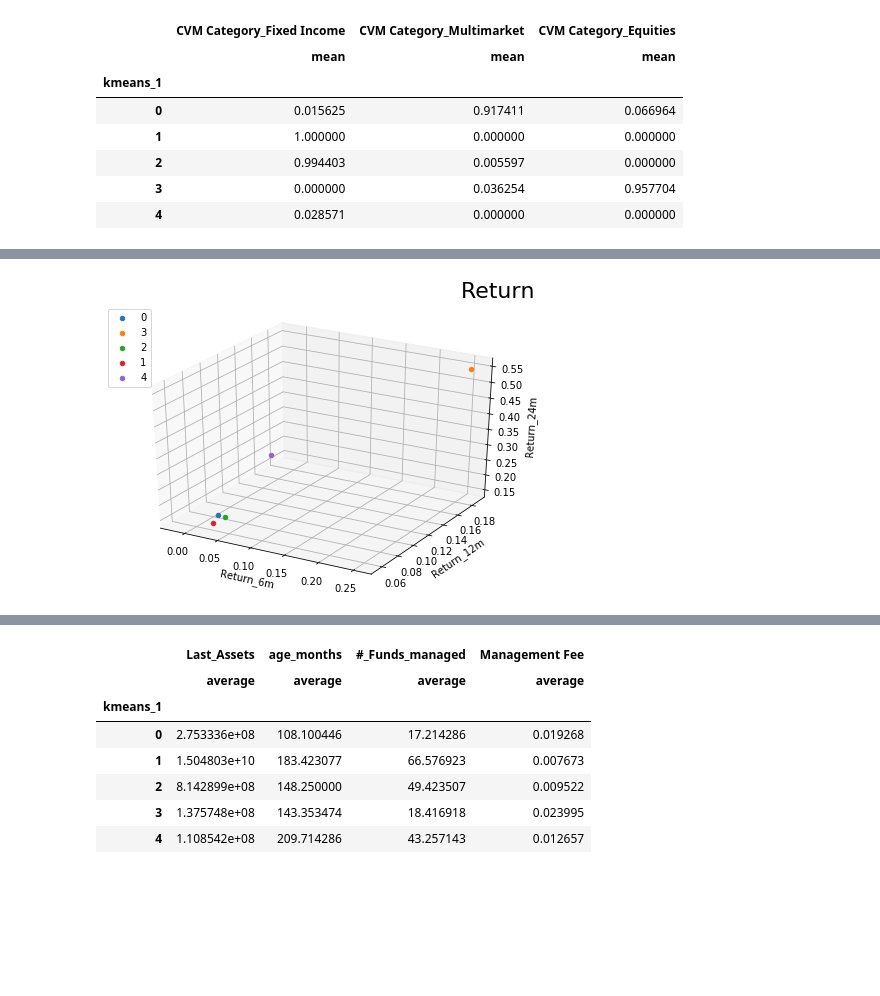
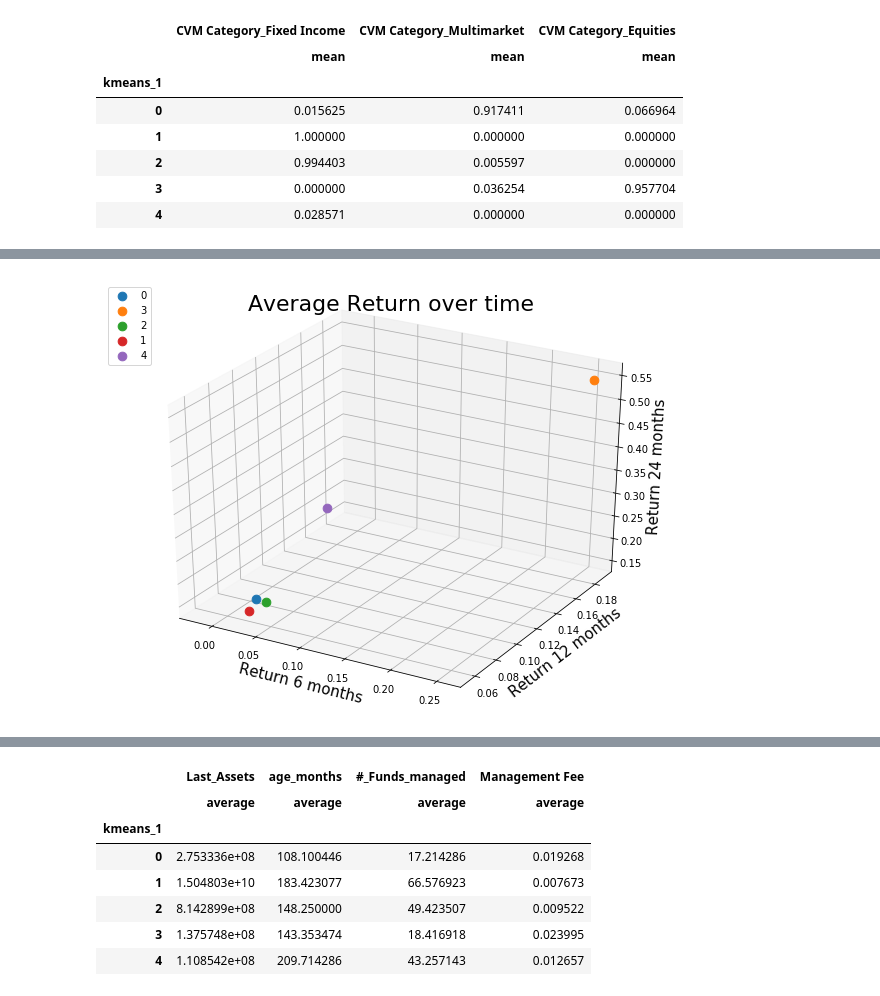
Before and after one commit to berkurka/Mutual_Fund_Clustering, a Jupyter notebook: Notebooks/Building Models.ipynb, the cells around one changed output, grey strips where cells are left out. Saved outputs shown, nothing was run; the diff lists cells and outputs as text; code cells hidden in the pictures; blank space fills up the shorter version.

```diff
--- a/Notebooks/Building Models.ipynb
+++ b/Notebooks/Building Models.ipynb
@@ -622,19 +622,19 @@ import matplotlib.pyplot as plt
 import numpy as np
 
 
-fig = plt.figure()
+fig = plt.figure(figsize=(8,6))
 ax = Axes3D(fig)
 
 for i in raw_df['kmeans_1'].unique():
-    xs = raw_df[raw_df['kmeans_1']==i]['Volatility_6m'].mean()
-    ys = raw_df[raw_df['kmeans_1']==i]['Volatility_12m'].mean()
-    zs = raw_df[raw_df['kmeans_1']==i]['Volatility_24m'].mean()
-    ax.scatter(xs, ys, zs, label=str(i))
+    xs = np.average(raw_df[raw_df['kmeans_1']==i]['Volatility_6m'])
+    ys = np.average(raw_df[raw_df['kmeans_1']==i]['Volatility_12m'])
+    zs = np.average(raw_df[raw_df['kmeans_1']==i]['Volatility_24m'])
+    ax.scatter(xs, ys, zs, label=str(i),s=75)
 
-ax.set_title('Volatility',loc='right', fontsize=22)
-ax.set_xlabel('% 6m')
-ax.set_ylabel('% 12')
-ax.set_zlabel('% 24')
+ax.set_title('Average Volatility over time',loc='center', fontsize=22)
+ax.set_xlabel('Vol 6 months', fontsize=15)
+ax.set_ylabel('Vol 12 months', fontsize=15)
+ax.set_zlabel('Vol 24 months', fontsize=15)
 ax.legend(loc = 2)
 plt.show()
 # %% [output]
@@ -642,28 +666,28 @@ plt.show()
 # %%
 from mpl_toolkits.mplot3d import Axes3D  # noqa: F401 unused import
 
 import matplotlib.pyplot as plt
 import numpy as np
 
 
-fig = plt.figure()
+fig = plt.figure(figsize=(8,6))
 ax = Axes3D(fig)
 
 for i in raw_df['kmeans_1'].unique():
-    xs = raw_df[raw_df['kmeans_1']==i]['Return_6m'].mean()
-    ys = raw_df[raw_df['kmeans_1']==i]['Return_12m'].mean()
-    zs = raw_df[raw_df['kmeans_1']==i]['Return_24m'].mean()
-    ax.scatter(xs, ys, zs, label=str(i))
+    xs =  np.average(raw_df[raw_df['kmeans_1']==i]['Return_6m'])
+    ys = np.average(raw_df[raw_df['kmeans_1']==i]['Return_12m'])
+    zs = np.average(raw_df[raw_df['kmeans_1']==i]['Return_24m'])
+    ax.scatter(xs, ys, zs, label=str(i),s=75)
 
 
-ax.set_title('Return',loc='right', fontsize=22)
-ax.set_xlabel('Return_6m')
-ax.set_ylabel('Return_12m')
-ax.set_zlabel('Return_24m')
+ax.set_title('Average Return over time',loc='center', fontsize=22)
+ax.set_xlabel('Return 6 months', fontsize=15)
+ax.set_ylabel('Return 12 months', fontsize=15)
+ax.set_zlabel('Return 24 months', fontsize=15)
 ax.legend(loc = 2)
 plt.show()
 # %% [output]
-[figure, old version]
+[figure, new version]
 # %%
 from mpl_toolkits.mplot3d import Axes3D  # noqa: F401 unused import
 
```
Also changed, not shown: parts of 14 cells of this notebook, 10 other files.
